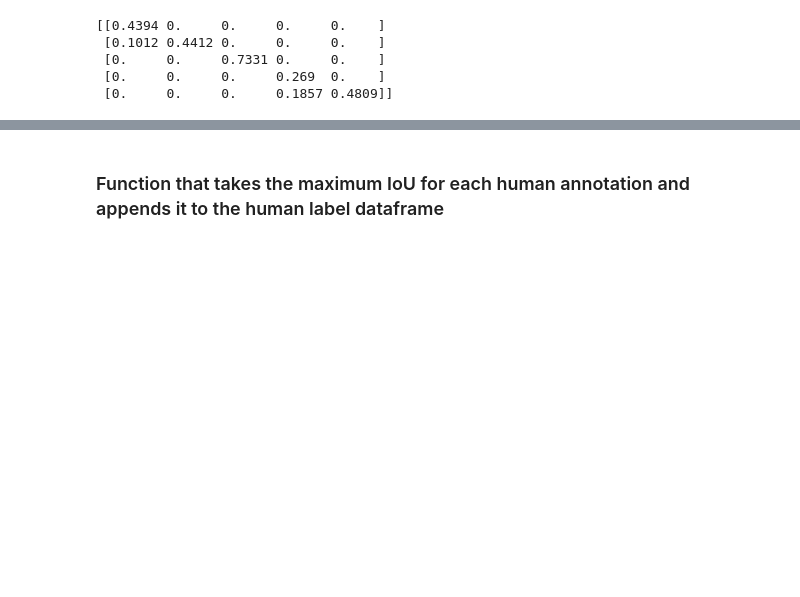
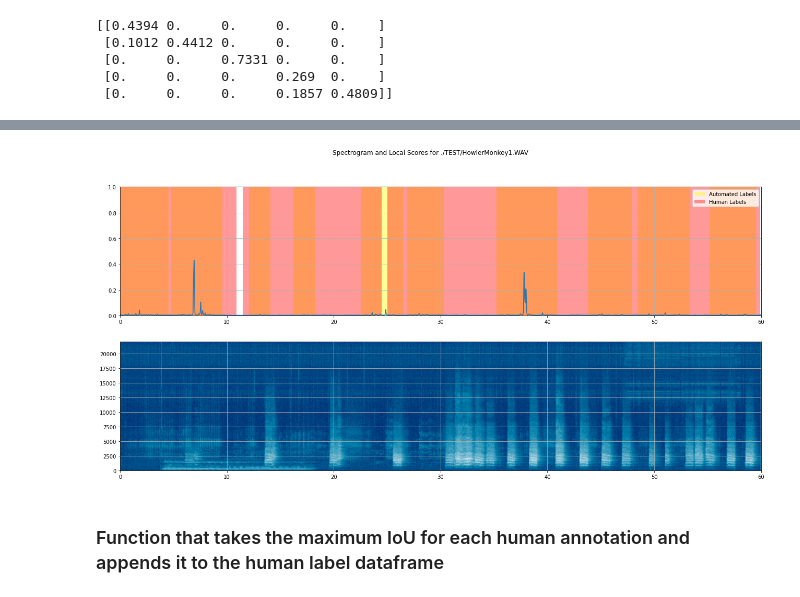
Before and after one commit to UCSD-E4E/PyHa, a Jupyter notebook: Microfaune_Local_Score_Package_Tutorial.ipynb, the cells around one changed output, grey strips where cells are left out. Drawn from its saved outputs; the diff is of its cells as text; code cells hidden in the pictures; blank space fills up the shorter version.

```diff
--- a/Microfaune_Local_Score_Package_Tutorial.ipynb
+++ b/Microfaune_Local_Score_Package_Tutorial.ipynb
@@ -128,0 +177,3 @@ print(Intersection_over_Union_Matrix)
+# %%
+local_score_visualization(clip_path,automated_df=True,human_df = howler_monkey_manual_df);
+# %% [output]
@@ -129,3 +181,4 @@ print(Intersection_over_Union_Matrix)
+[figure, added]
 # %% [markdown]
 ### Function that takes the maximum IoU for each human annotation and appends it to the human label dataframe
 # %%
```
Also changed, not shown: parts of 12 cells of this notebook, 1 other file.
